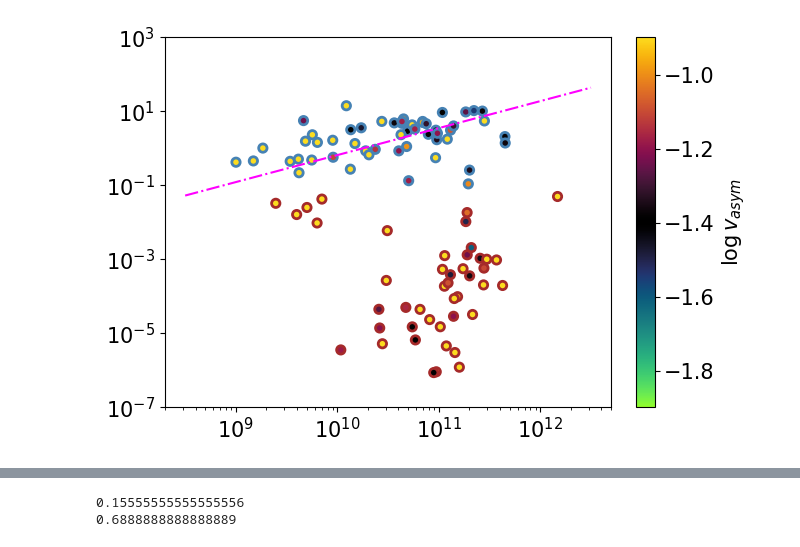
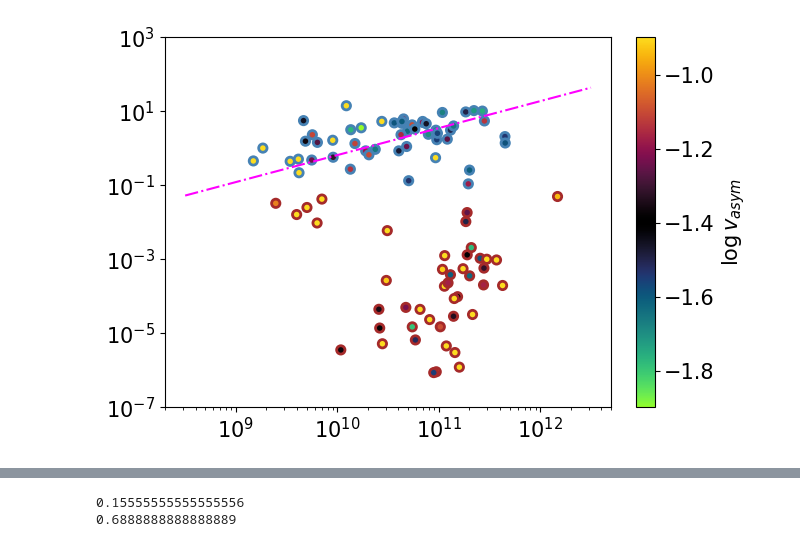
Before and after one commit to r-bagge/MAGPI_kinematics, a Jupyter notebook: plots_n_stuff.ipynb, the cells around one changed output, grey strips where cells are left out. Cells and saved outputs as stored; diff of their text form; code cells hidden in the pictures.

```diff
--- a/plots_n_stuff.ipynb
+++ b/plots_n_stuff.ipynb
@@ -73,7 +73,7 @@ cbar = plt.colorbar(p,ax=ax, pad=0,fraction=0.09,label=r"$\log \langle v_{asym}
 cbar.ax.plot([np.log10(0.068),np.log10(0.068)],[0,1],"w", lw=2)
 plt.savefig("plots/SFMS_asym_Ha_SAMI.pdf", bbox_inches="tight")
 # %%
-new_sample = pd.read_csv("MAGPI_csv/MAGPI_kinemetry_sample_no_err.csv")
+new_sample = pd.read_csv("MAGPI_csv/MAGPI_kinemetry_sample.csv")
 #new_sample = new_sample[new_sample["v_asym_stars"]/new_sample["v_asym_stars_err"]>1]
 #new_sample = new_sample[new_sample["v_asym_gas"]/new_sample["v_asym_gas_err"]>3]
 prospect = pd.read_csv("MAGPI_csv/MAGPI_ProSpectCat_v0.1.csv")
@@ -83,23 +83,23 @@ bpt = bpt[bpt["MAGPIID"].isin(new_sample["MAGPIID"])]
 # %%
 xx = np.logspace(8.5,12.5, 55)
 MS = (xx**0.730)*(10**-7.482)
 
 D_SFR = (np.log10(bpt["SFR, dust corrected"].to_numpy()) - np.log10(prospect["StellarMass_median"].to_numpy())**(0.730)*(10**(-7.482))) > -1
 colors=[]
 for i in D_SFR:
     if i:
         colors.append("steelblue")
     else:
         colors.append("brown")
 colors=np.array(colors)
 fig,ax = plt.subplots()
-p=ax.scatter(prospect["StellarMass_median"],bpt['SFR, dust corrected'],ec=colors,c=np.log10(new_sample['v_asym_stars'].to_numpy()),
+p=ax.scatter(prospect["StellarMass_median"],bpt['SFR, dust corrected'],ec=colors,c=np.log10(new_sample['v_asym_s'].to_numpy()),
              cmap="cmr.wildfire", vmin=np.log10(0.04)-0.5, vmax=np.log10(0.04)+0.5, lw=2)
 ax.plot(xx,MS,ls="dashdot",c="magenta")
 ax.set_xscale("log")
 ax.set_yscale("log")
 ax.set_ylim(1e-7,1e3)
 plt.colorbar(p,ax=ax,fraction=0.05,pad=0.05, label=r"$\log v_{asym}$")
 plt.savefig("plots/new_SFMS.pdf",bbox_inches="tight")
 # %% [output]
-[figure, old version]
+[figure, new version]
```
Also changed, not shown: parts of 21 cells of this notebook, 2 other files.
